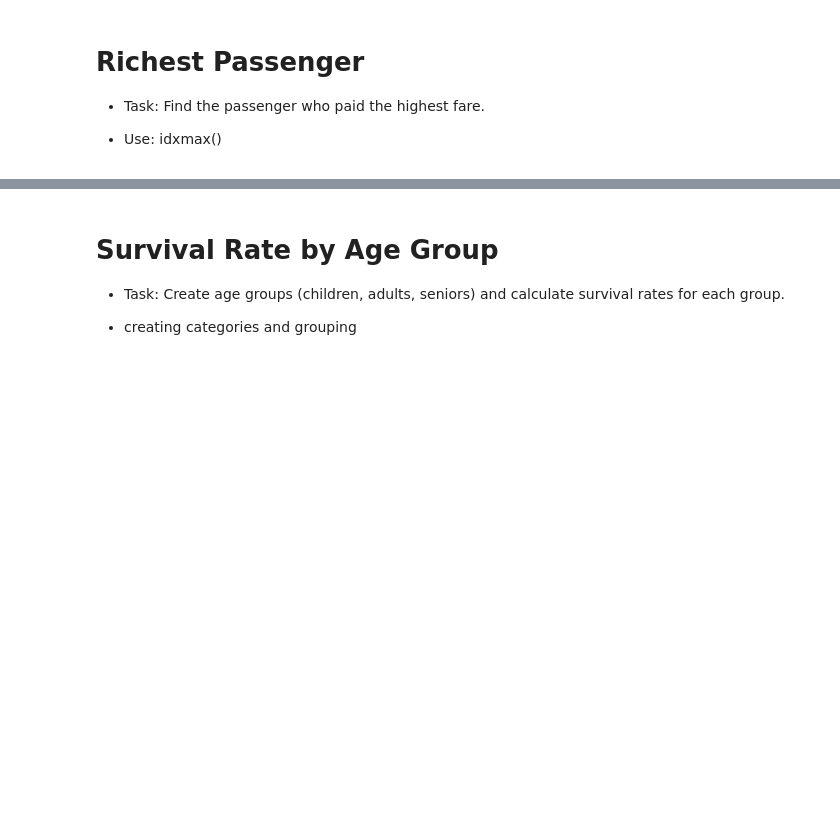
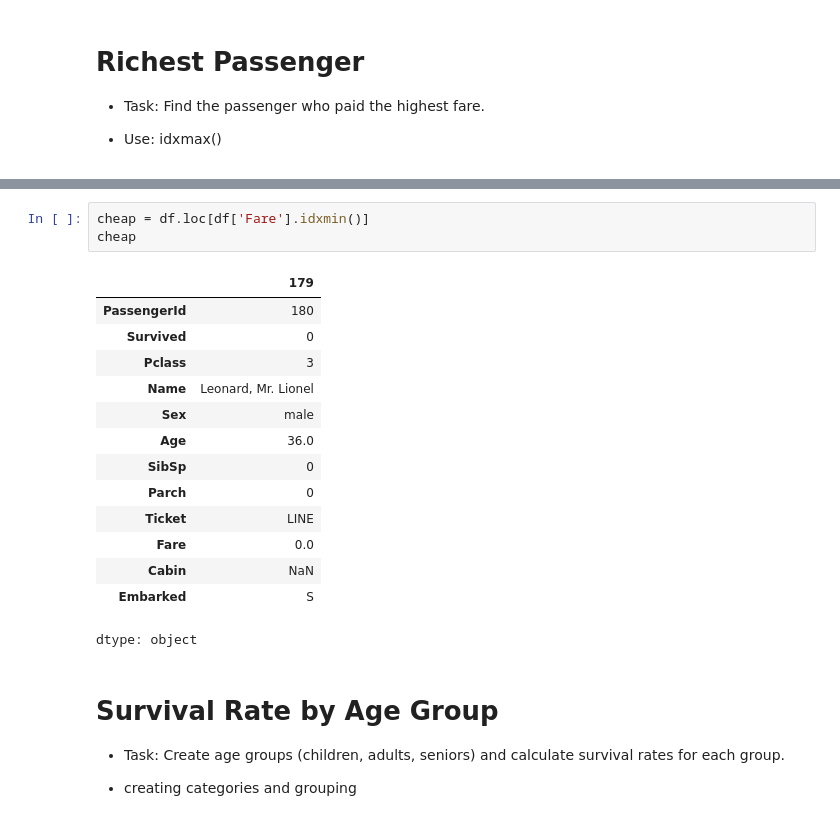
Before and after one commit to byambaa1982/python_cources_for_beginers, a Jupyter notebook: titanic_data_analysis/titanic_additional_tasks.ipynb, the cells around one changed output, grey strips where cells are left out. Cells and saved outputs as stored; diff of their text form; blank space fills up the shorter version.

```diff
--- a/titanic_data_analysis/titanic_additional_tasks.ipynb
+++ b/titanic_data_analysis/titanic_additional_tasks.ipynb
@@ -96,3 +97,21 @@ Name: 258, dtype: object
+# %%
+cheap = df.loc[df['Fare'].idxmin()]
+cheap
+# %% [output]
+|  | 179 |
+| PassengerId | 180 |
+| Survived | 0 |
+| Pclass | 3 |
+| Name | Leonard, Mr. Lionel |
+| Sex | male |
+| Age | 36.0 |
+| SibSp | 0 |
+| Parch | 0 |
+| Ticket | LINE |
+| Fare | 0.0 |
+| Cabin | NaN |
+| Embarked | S |
+dtype: object
 # %% [markdown]
 # Survival Rate by Age Group
 
```
Also changed, not shown: parts of 2 cells of this notebook.
